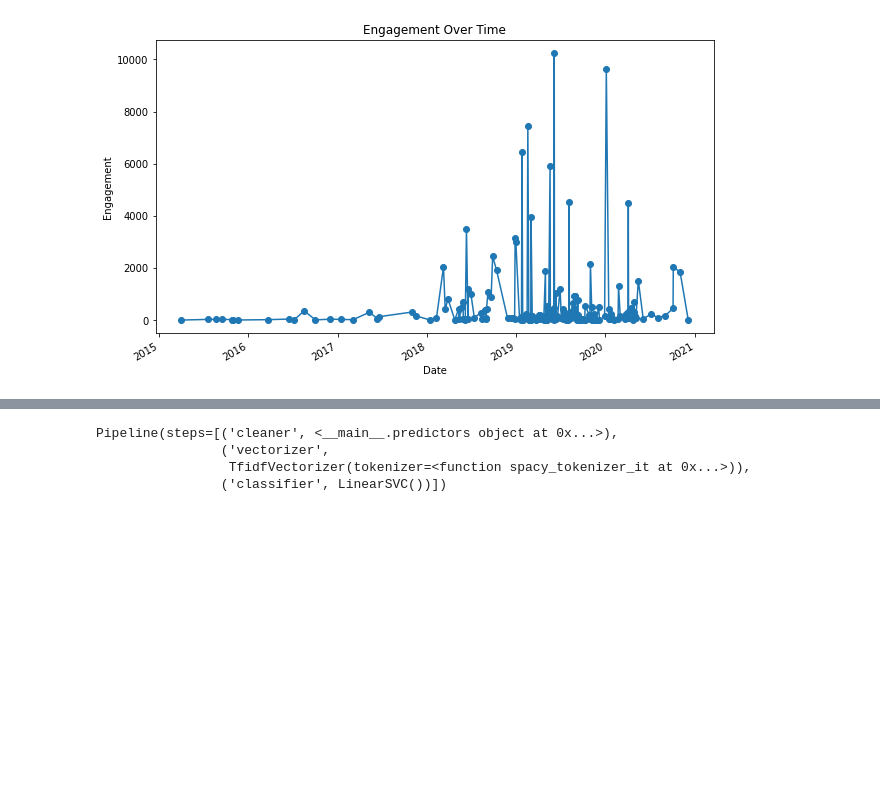
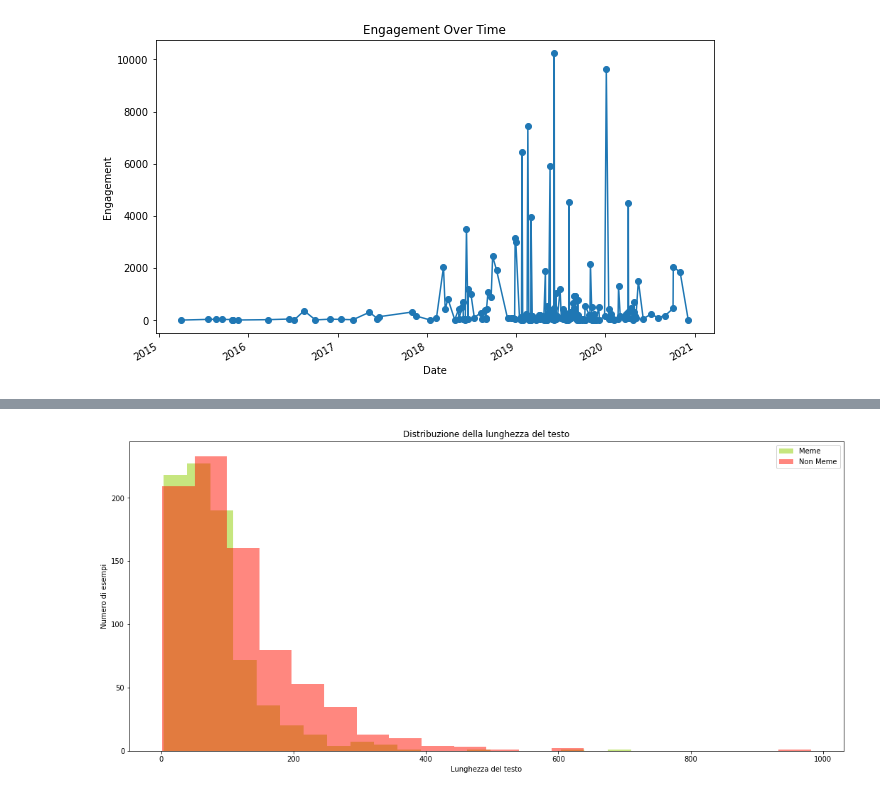
Before and after one commit to simonegramegna/NLP_Dankmeme_classification, a Jupyter notebook: Dankmemes_main.ipynb, the cells around one changed output, grey strips where cells are left out. Saved outputs shown, nothing was run; the diff lists cells and outputs as text; code cells hidden in the pictures; blank space fills up the shorter version.

```diff
--- a/Dankmemes_main.ipynb
+++ b/Dankmemes_main.ipynb
@@ -130,3 +125,6 @@ plt.title('Engagement Over Time')
 plt.show()
 # %% [output]
 [figure]
+# %%
+data["N_words_text"] = data['Text'].apply(lambda x:len(str(x).split()))
+data.head()
@@ -133 +138,21 @@ plt.show()
+# %%
+# Visualizzo la lunghezza del testo dei meme e delle immagini che non sono meme
+# Filtra il dataset per i valori con meme = 1
+meme_dataset = data[data['Meme'] == 1]
+non_meme_dataset = data[data['Meme'] == 0]
+
+# Calcola la lunghezza del testo per i valori con meme = 1
+meme_dataset['Text_Length'] = meme_dataset['Text'].apply(len)
+non_meme_dataset['Text_Length'] = non_meme_dataset['Text'].apply(len)
+
+# Crea il plot della lunghezza del testo per meme e non meme
+plt.hist(meme_dataset['Text_Length'], bins=20, alpha=0.5, label='Meme', color='#8fce00')
+plt.hist(non_meme_dataset['Text_Length'], bins=20, alpha=0.5, label='Non Meme', color='#ff1100')
+plt.xlabel('Lunghezza del testo')
+plt.ylabel('Numero di esempi')
+plt.title('Distribuzione della lunghezza del testo')
+plt.legend()
+plt.show()
+# %% [output]
+[figure, added]
 # %%
@@ -168,13 +160,0 @@ y = data.Meme
-# %%
-# Training
-tfidf_vector = TfidfVectorizer(tokenizer = spacy_tokenizer_it)
-classifier = svm.LinearSVC()
-pipe = Pipeline([("cleaner", predictors()),
-  ('vectorizer', tfidf_vector),
-  ('classifier', classifier)])
-pipe.fit(X, np.array(y))
-# %% [output]
-Pipeline(steps=[('cleaner', <__main__.predictors object at 0x...>),
-                ('vectorizer',
-                 TfidfVectorizer(tokenizer=<function spacy_tokenizer_it at 0x...>)),
-                ('classifier', LinearSVC())])
```
Also changed, not shown: parts of 11 cells of this notebook.
